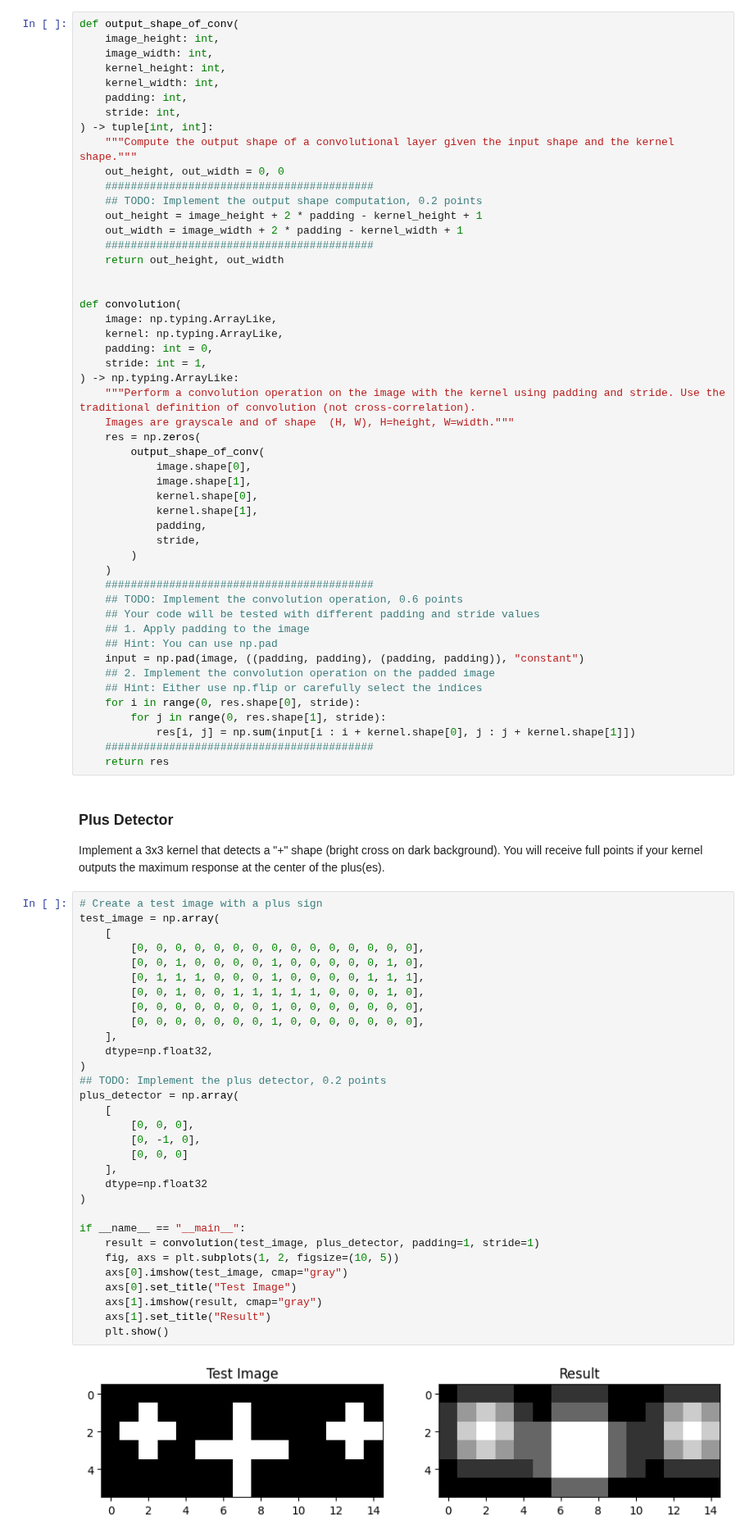
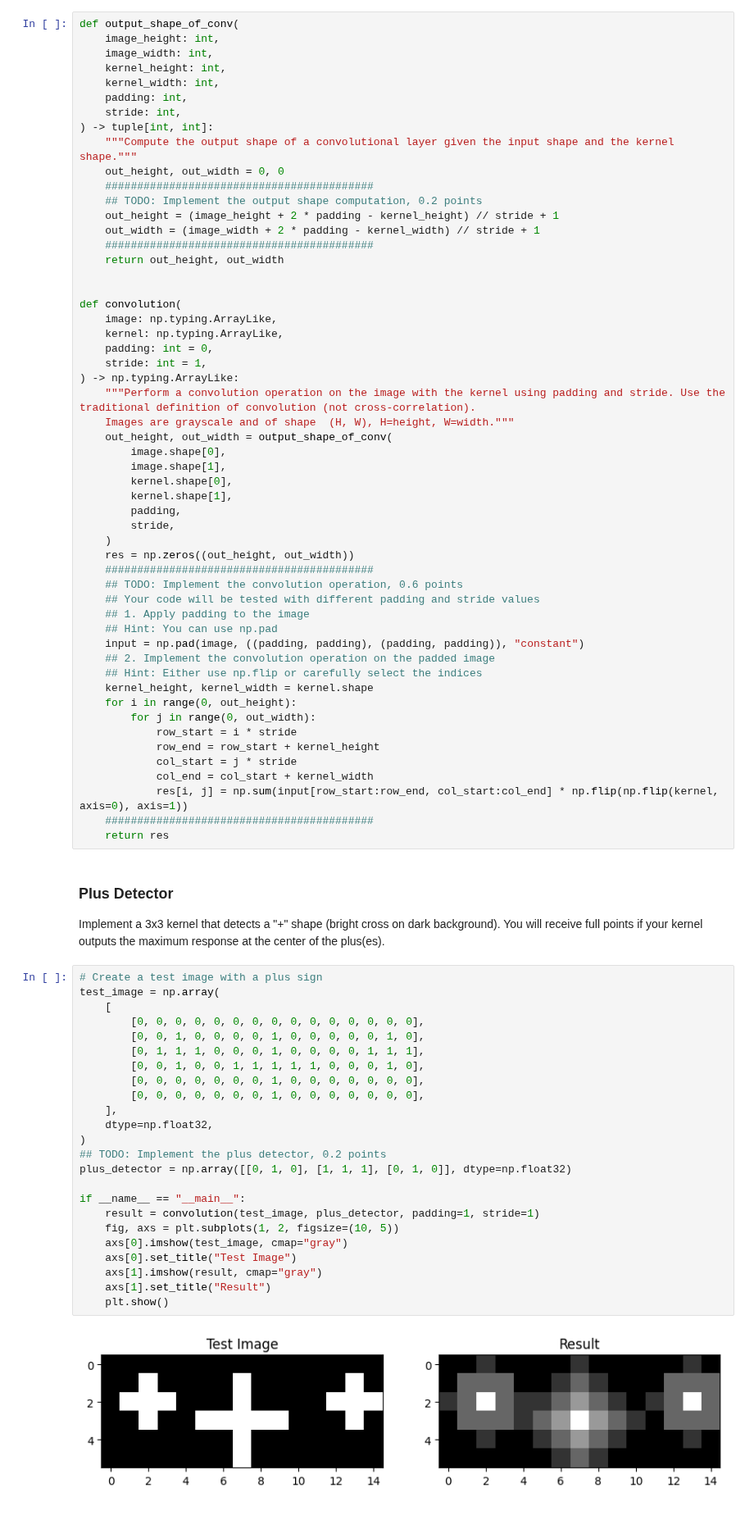
Before and after one commit to AfraAd/CSC413-Homeworks, a Jupyter notebook: Fall25_Hw5_CNNs.ipynb, the cells around one changed output. Shown at 82% size. Cells and saved outputs as stored; diff of their text form.

```diff
--- a/Fall25_Hw5_CNNs.ipynb
+++ b/Fall25_Hw5_CNNs.ipynb
@@ -52,8 +52,8 @@ def output_shape_of_conv(
     out_height, out_width = 0, 0
     ##########################################
     ## TODO: Implement the output shape computation, 0.2 points
-    out_height = image_height + 2 * padding - kernel_height + 1
-    out_width = image_width + 2 * padding - kernel_width + 1
+    out_height = (image_height + 2 * padding - kernel_height) // stride + 1
+    out_width = (image_width + 2 * padding - kernel_width) // stride + 1
     ##########################################
     return out_height, out_width
 
@@ -66,16 +66,15 @@ def convolution(
 ) -> np.typing.ArrayLike:
     """Perform a convolution operation on the image with the kernel using padding and stride. Use the traditional definition of convolution (not cross-correlation).
     Images are grayscale and of shape  (H, W), H=height, W=width."""
-    res = np.zeros(
-        output_shape_of_conv(
-            image.shape[0],
-            image.shape[1],
-            kernel.shape[0],
-            kernel.shape[1],
-            padding,
-            stride,
-        )
+    out_height, out_width = output_shape_of_conv(
+        image.shape[0],
+        image.shape[1],
+        kernel.shape[0],
+        kernel.shape[1],
+        padding,
+        stride,
     )
+    res = np.zeros((out_height, out_width))
     ##########################################
     ## TODO: Implement the convolution operation, 0.6 points
     ## Your code will be tested with different padding and stride values
@@ -84,9 +83,14 @@ def convolution(
     input = np.pad(image, ((padding, padding), (padding, padding)), "constant")
     ## 2. Implement the convolution operation on the padded image
     ## Hint: Either use np.flip or carefully select the indices
-    for i in range(0, res.shape[0], stride):
-        for j in range(0, res.shape[1], stride):
-            res[i, j] = np.sum(input[i : i + kernel.shape[0], j : j + kernel.shape[1]])
+    kernel_height, kernel_width = kernel.shape
+    for i in range(0, out_height):
+        for j in range(0, out_width):
+            row_start = i * stride
+            row_end = row_start + kernel_height
+            col_start = j * stride
+            col_end = col_start + kernel_width
+            res[i, j] = np.sum(input[row_start:row_end, col_start:col_end] * np.flip(np.flip(kernel, axis=0), axis=1))
     ##########################################
     return res
 # %% [markdown]
@@ -95,33 +99,26 @@ Implement a 3x3 kernel that detects a "+" shape (bright cross on dark background
 # %%
 # Create a test image with a plus sign
 test_image = np.array(
     [
         [0, 0, 0, 0, 0, 0, 0, 0, 0, 0, 0, 0, 0, 0, 0],
         [0, 0, 1, 0, 0, 0, 0, 1, 0, 0, 0, 0, 0, 1, 0],
         [0, 1, 1, 1, 0, 0, 0, 1, 0, 0, 0, 0, 1, 1, 1],
         [0, 0, 1, 0, 0, 1, 1, 1, 1, 1, 0, 0, 0, 1, 0],
         [0, 0, 0, 0, 0, 0, 0, 1, 0, 0, 0, 0, 0, 0, 0],
         [0, 0, 0, 0, 0, 0, 0, 1, 0, 0, 0, 0, 0, 0, 0],
     ],
     dtype=np.float32,
 )
 ## TODO: Implement the plus detector, 0.2 points
-plus_detector = np.array(
-    [
-        [0, 0, 0],
-        [0, -1, 0],
-        [0, 0, 0]
-    ],
-    dtype=np.float32
-)
+plus_detector = np.array([[0, 1, 0], [1, 1, 1], [0, 1, 0]], dtype=np.float32)
 
 if __name__ == "__main__":
     result = convolution(test_image, plus_detector, padding=1, stride=1)
     fig, axs = plt.subplots(1, 2, figsize=(10, 5))
     axs[0].imshow(test_image, cmap="gray")
     axs[0].set_title("Test Image")
     axs[1].imshow(result, cmap="gray")
     axs[1].set_title("Result")
     plt.show()
 # %% [output]
-[figure, old version]
+[figure, new version]
```
Also changed, not shown: parts of 3 cells of this notebook.
